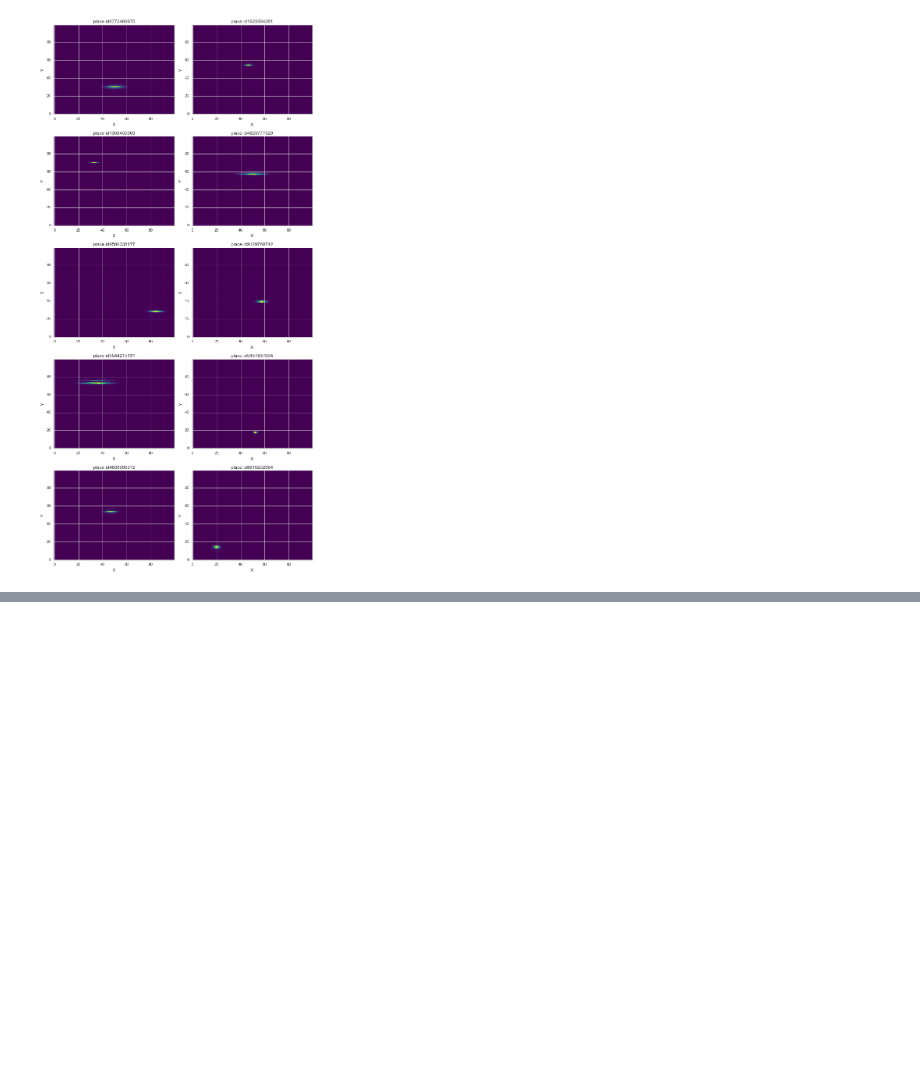
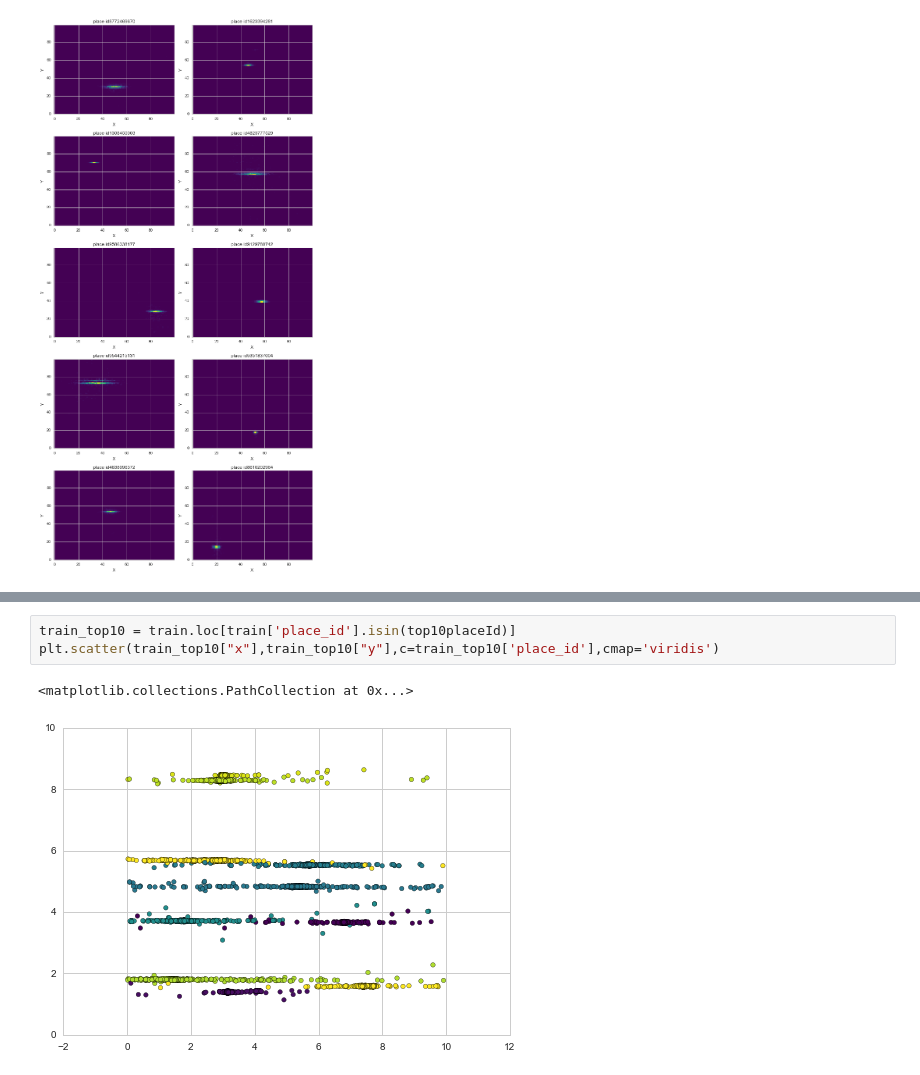
Before and after one commit to lightening0907/Kaggle, a Jupyter notebook: Facebook Checkin/Facebook Checkin - EDA.ipynb, the cells around one changed output, grey strips where cells are left out. Drawn from its saved outputs; the diff is of its cells as text; blank space fills up the shorter version.

```diff
--- a/Facebook Checkin/Facebook Checkin - EDA.ipynb
+++ b/Facebook Checkin/Facebook Checkin - EDA.ipynb
@@ -320,0 +336,6 @@ def get_datetime(df):
+# %%
+train_top10 = train.loc[train['place_id'].isin(top10placeId)]
+plt.scatter(train_top10["x"],train_top10["y"],c=train_top10['place_id'],cmap='viridis')
+# %% [output]
+<matplotlib.collections.PathCollection at 0x...>
+[figure, added]
```
Also changed, not shown: parts of 9 cells of this notebook, 2 other files.
